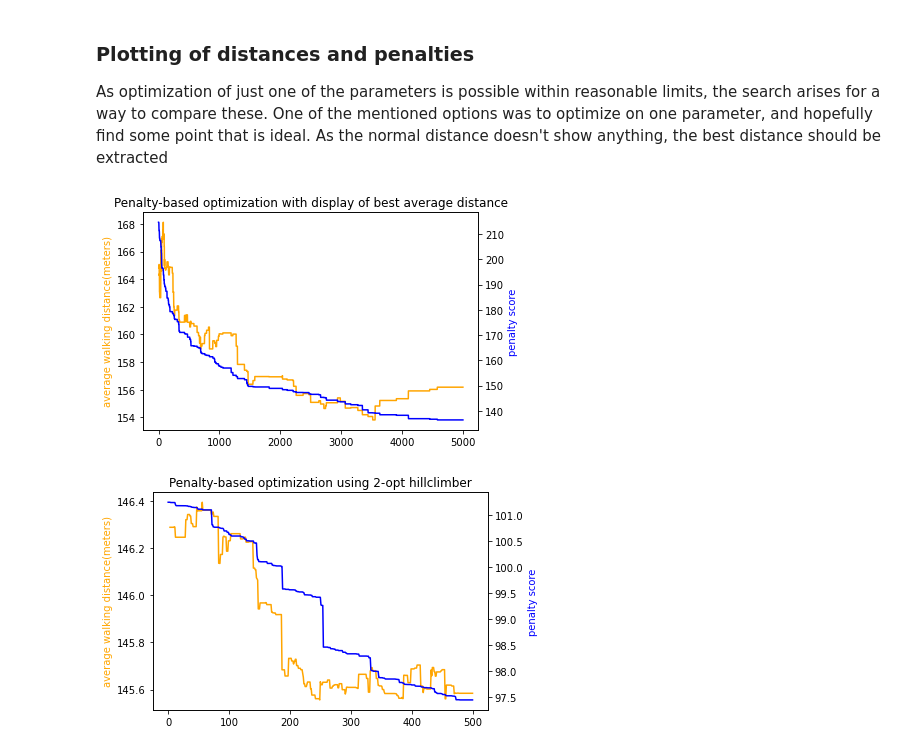
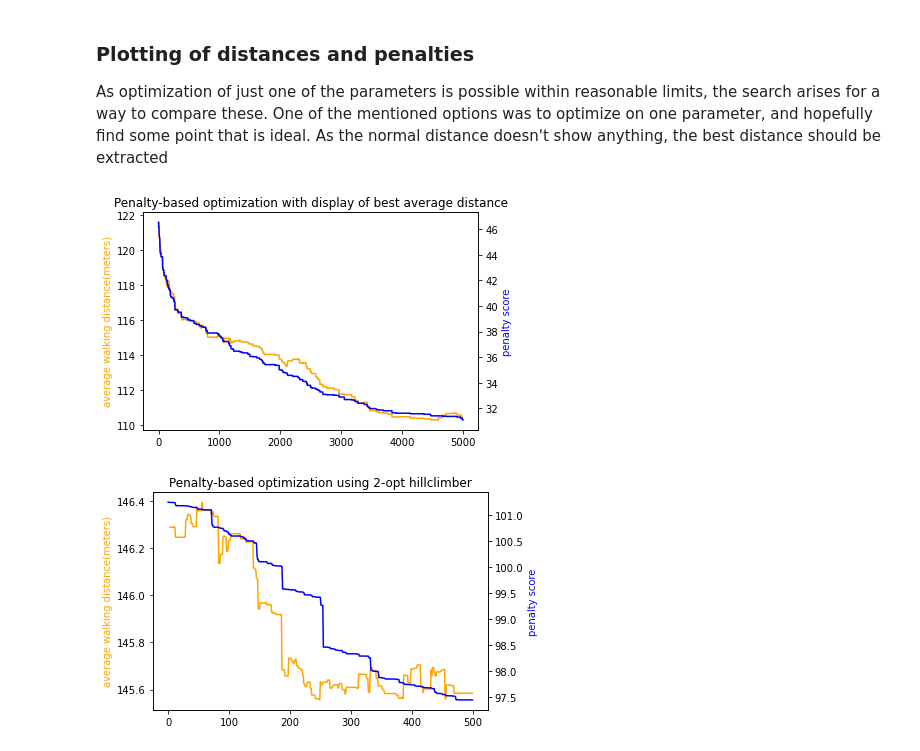
Before and after one commit to corne12345/Amsterdam_carbage_thesis, a Jupyter notebook: Notebooks/20200514 - Improvements of initial coding.ipynb, the cells around one changed output. Saved outputs shown, nothing was run; the diff lists cells and outputs as text; code cells hidden in the pictures.

```diff
--- a/Notebooks/20200514 - Improvements of initial coding.ipynb
+++ b/Notebooks/20200514 - Improvements of initial coding.ipynb
@@ -126,9 +128,9 @@ def plot_optimization(filename):
 
     return ax
 # %%
-fig1 = plot_optimization('../Results/hillclimber2020-05-05-21.csv')
+fig1 = plot_optimization('hillclimber20200601-0733.csv')
 fig1.set_title('Penalty-based optimization with display of best average distance')
-fig1.figure.savefig('Total.pdf')
+fig1.figure.savefig('Nieuw-West.pdf')
 # %% [output]
-[figure, old version]
+[figure, new version]
 # %%
```
Also changed, not shown: parts of 2 cells of this notebook, 2 other files.
